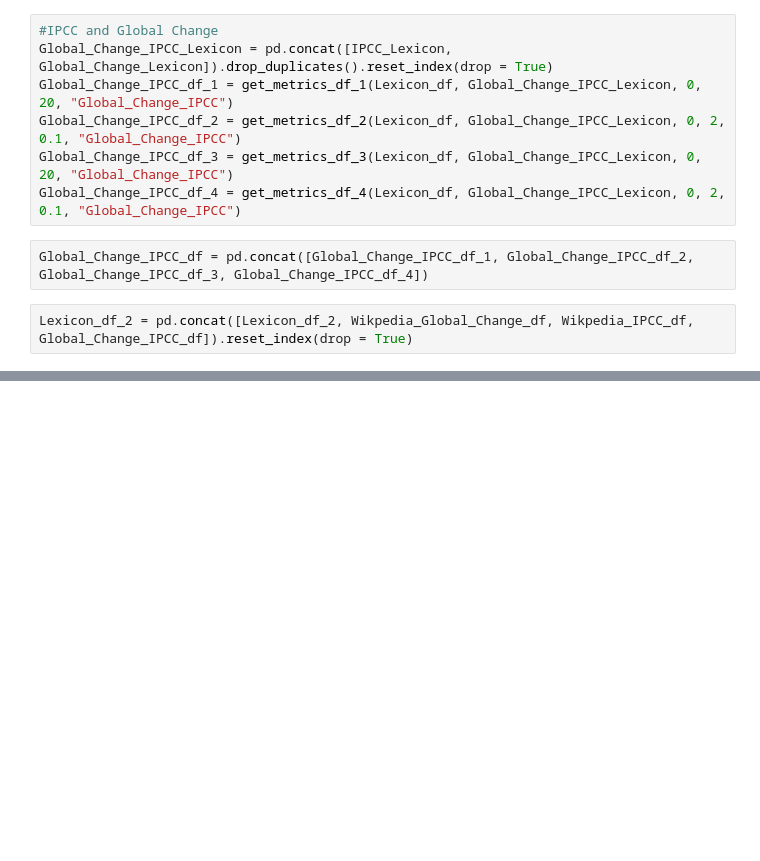
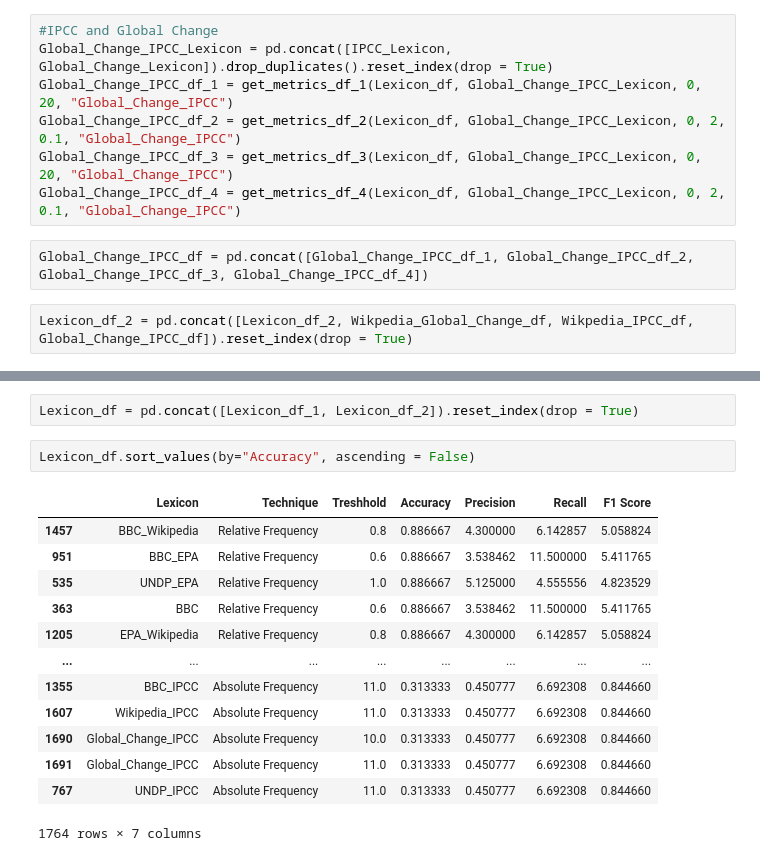
Before and after one commit to TBoedt/Constructing-A-Climate-Change-Concern-Index-Based-Upon-US-Newspaper-Articles, a Jupyter notebook: Climate_Articles_Tagging.ipynb, the cells around one changed output, grey strips where cells are left out. Cells and saved outputs as stored; diff of their text form; blank space fills up the shorter version.

```diff
--- a/Climate_Articles_Tagging.ipynb
+++ b/Climate_Articles_Tagging.ipynb
@@ -981,0 +1014,18 @@ Lexicon_df_2.sort_values("Accuracy", ascending = False)
+# %%
+Lexicon_df = pd.concat([Lexicon_df_1, Lexicon_df_2]).reset_index(drop = True)
+# %%
+Lexicon_df.sort_values(by="Accuracy", ascending = False)
+# %% [output]
+|  | Lexicon | Technique | Treshhold | Accuracy | Precision | Recall | F1 Score |
+| 1457 | BBC_Wikipedia | Relative Frequency | 0.8 | 0.886667 | 4.300000 | 6.142857 | 5.058824 |
+| 951 | BBC_EPA | Relative Frequency | 0.6 | 0.886667 | 3.538462 | 11.500000 | 5.411765 |
+| 535 | UNDP_EPA | Relative Frequency | 1.0 | 0.886667 | 5.125000 | 4.555556 | 4.823529 |
+| 363 | BBC | Relative Frequency | 0.6 | 0.886667 | 3.538462 | 11.500000 | 5.411765 |
+| 1205 | EPA_Wikipedia | Relative Frequency | 0.8 | 0.886667 | 4.300000 | 6.142857 | 5.058824 |
+| ... | ... | ... | ... | ... | ... | ... | ... |
+| 1355 | BBC_IPCC | Absolute Frequency | 11.0 | 0.313333 | 0.450777 | 6.692308 | 0.844660 |
+| 1607 | Wikipedia_IPCC | Absolute Frequency | 11.0 | 0.313333 | 0.450777 | 6.692308 | 0.844660 |
+| 1690 | Global_Change_IPCC | Absolute Frequency | 10.0 | 0.313333 | 0.450777 | 6.692308 | 0.844660 |
+| 1691 | Global_Change_IPCC | Absolute Frequency | 11.0 | 0.313333 | 0.450777 | 6.692308 | 0.844660 |
+| 767 | UNDP_IPCC | Absolute Frequency | 11.0 | 0.313333 | 0.450777 | 6.692308 | 0.844660 |
+1764 rows × 7 columns
```
Also changed, not shown: parts of 9 cells of this notebook, 3 other files.
